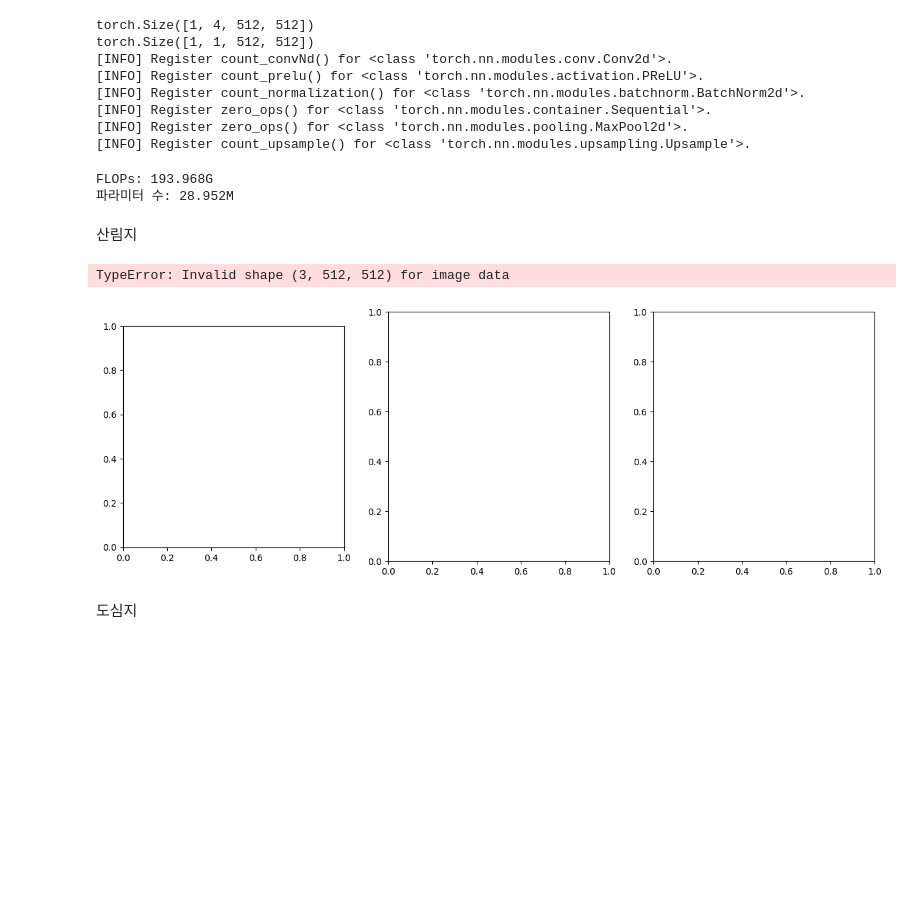
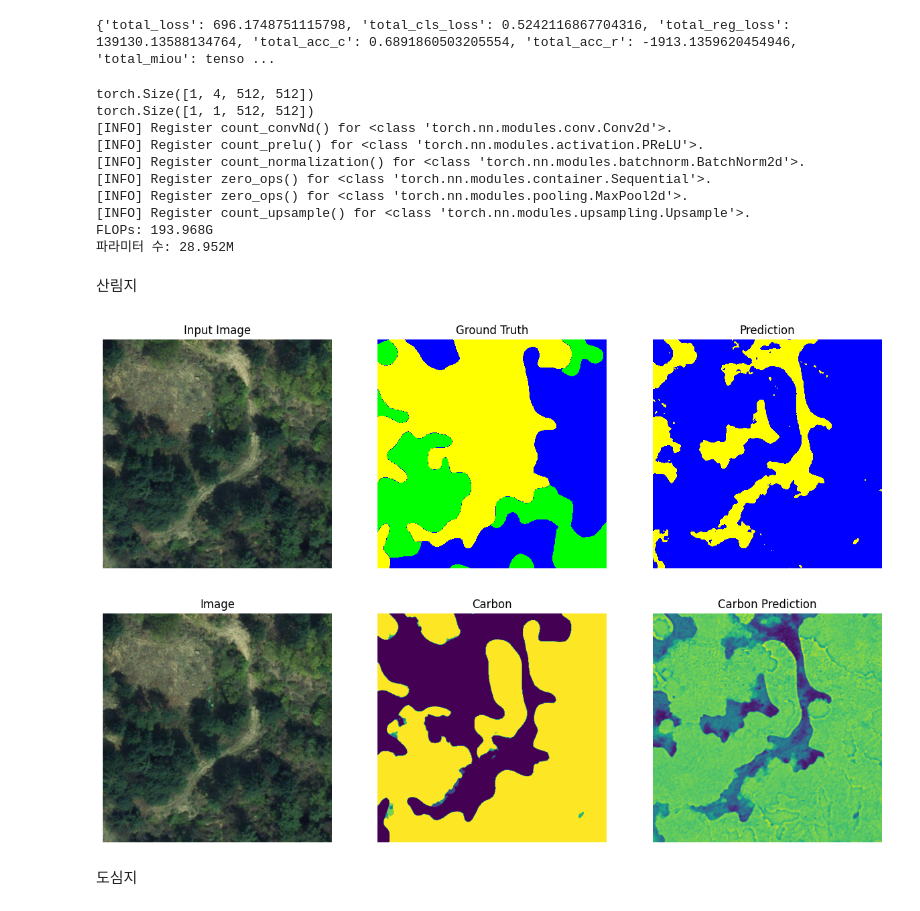
Before and after one commit to wooseungw/CarbonFormer, a Jupyter notebook: score_test_baseline.ipynb, the cells around one changed output. Saved outputs shown, nothing was run; the diff lists cells and outputs as text; code cells hidden in the pictures; blank space fills up the shorter version.

```diff
--- a/score_test_baseline.ipynb
+++ b/score_test_baseline.ipynb
@@ -67,12 +67,12 @@ def remove_profile_keys(state_dict):
     return {k: v for k, v in state_dict.items() if not k.endswith(('total_ops', 'total_params'))}
 
 # 상태 사전 로드
-state_dict = torch.load('checkpoints/baseline/UnetUnetAP25_Forest_256_best.pth', map_location=torch.device('cpu'))
+state_dict = torch.load('checkpoints/Unet/UnetUnetAP25_Forest_256_best.pth', map_location=torch.device('cpu'))
 
 # 프로파일링 키 제거
 clean_state_dict = remove_profile_keys(state_dict)
 
-batch_size = 12
+batch_size = 8
 clss_num = FOLDER_PATH[forest_fp]
 
 forest_dataset = CarbonDataset_csv(forest_fp, image_transform, sh_transform, label_transform, mode="Valid",combine=True)
@@ -96,3 +99,8 @@ print(city_val_stats)
+# %%
+val_stats = {k: (forest_val_stats[k] + city_val_stats[k]) / 2 for k in forest_val_stats}
+print(val_stats)
+# %% [output]
+{'total_loss': 696.1748751115798, 'total_cls_loss': 0.5242116867704316, 'total_reg_loss': 139130.13588134764, 'total_acc_c': 0.6891860503205554, 'total_acc_r': -1913.1359620454946, 'total_miou': tenso ...
 # %%
 from thop import profile
 from thop import clever_format
@@ -134,8 +142,8 @@ torch.Size([1, 1, 512, 512])
 [INFO] Register zero_ops() for <class 'torch.nn.modules.container.Sequential'>.
 [INFO] Register zero_ops() for <class 'torch.nn.modules.pooling.MaxPool2d'>.
 [INFO] Register count_upsample() for <class 'torch.nn.modules.upsampling.Upsample'>.
+FLOPs: 193.968G
+파라미터 수: 28.952M
-FLOPs: 193.968G
-파라미터 수: 28.952M
 # %% [markdown]
 산림지
 # %%
@@ -163,14 +171,12 @@ carbon_pred = carbon_pred.cpu()
 
 # 정규화된 이미지를 원래 스케일로 변환
 def denormalize(tensor, mean=[0.485, 0.456, 0.406], std=[0.229, 0.224, 0.225]):
-    for t, m, s in zip(tensor, mean, std):
-        t.mul_(s).add_(m)
     return tensor
 
 # 이미지 denormalize
 image = denormalize(image_sh[0,:3,:,:]).permute(1,2,0).numpy()
 # 이미지 값을 0-1 범위로 클리핑
-image = np.clip(image, 0, 1)
+# image = np.clip(image, 0, 1)
 
 gt_image = gt[0,:,:].permute(1,2,0).squeeze().numpy()
 # 예시로 carbon_pred를 사용합니다.
@@ -186,35 +192,35 @@ cmap_custom = plt.cm.colors.ListedColormap(colors)
 norm = plt.cm.colors.Normalize(vmin=0, vmax=3)  # 데이터 값 범위에 따라 색상을 매핑하기 위해 정규화
 
 
 fig, ax = plt.subplots(1, 3, figsize=(15, 5))
 ax[0].imshow(image)
 ax[0].set_title('Input Image')
 ax[0].axis('off')
 ax[1].imshow(gt_image, cmap=cmap_custom, norm=norm)
 ax[1].set_title('Ground Truth')
 ax[1].axis('off')
 ax[2].imshow(gt_pred_image, cmap=cmap_custom, norm=norm)
 ax[2].set_title('Prediction')
 ax[2].axis('off')
 plt.show()
 
 carbon_im = carbon[0].permute(1,2,0).detach().numpy()
 carbon_pred_im = carbon_pred[0].permute(1,2,0).detach().numpy()
 
 fig, ax = plt.subplots(1, 3, figsize=(15, 5))
 ax[0].imshow(image)
 ax[0].set_title('Image')
 ax[0].axis('off')
 ax[1].imshow(carbon_im)
 ax[1].set_title('Carbon')
 ax[1].axis('off')
 ax[2].imshow(carbon_pred_im)
 ax[2].set_title('Carbon Prediction')
 ax[2].axis('off')
 plt.show()
 # %% [output]
-TypeError: Invalid shape (3, 512, 512) for image data
-[figure, old version]
+[figure, new version]
+[figure, added]
 # %% [markdown]
 도심지
 # %%
```
Also changed, not shown: parts of 2 cells of this notebook, 2 other files.
